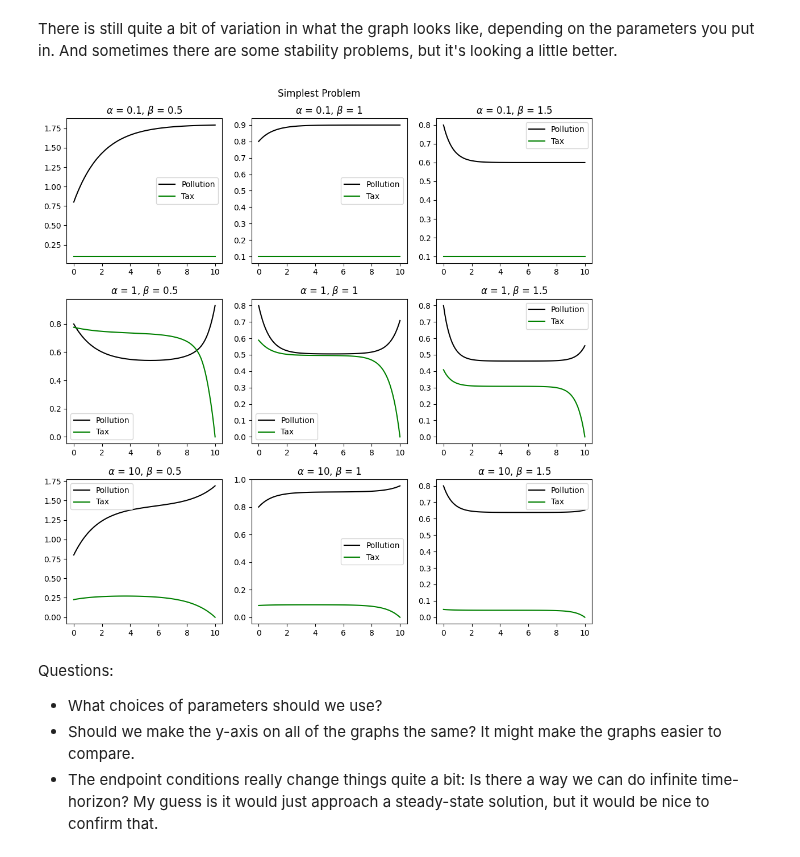
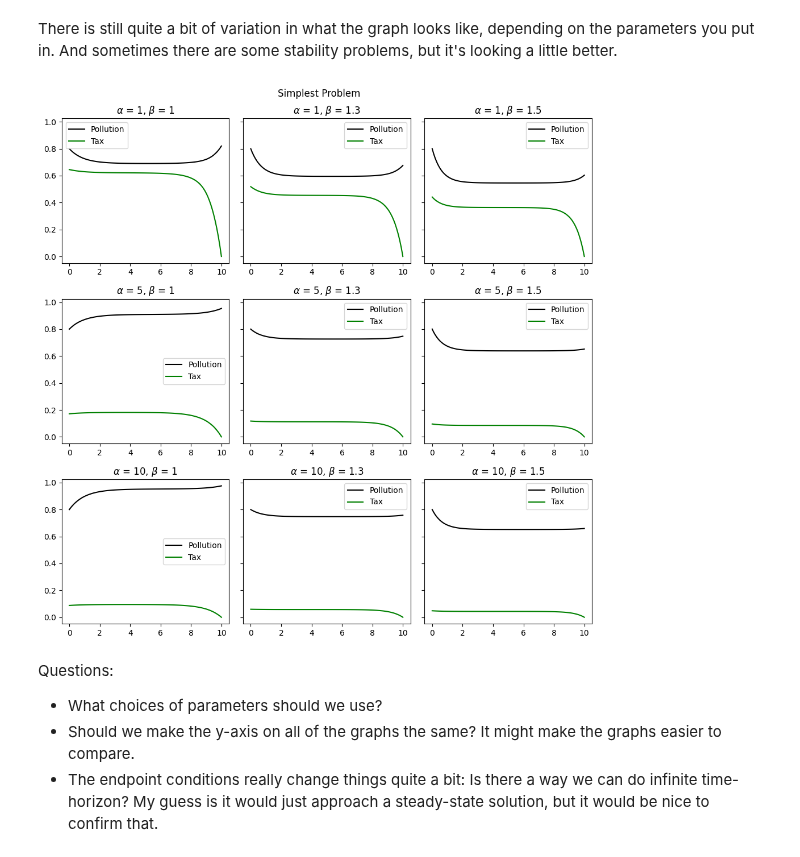
Before and after one commit to addmelo/ACME, a Jupyter notebook: Volume 4/MichaelExperiments.ipynb, the cells around one changed output. Cells and saved outputs as stored; diff of their text form; code cells hidden in the pictures.

```diff
--- a/Volume 4/MichaelExperiments.ipynb
+++ b/Volume 4/MichaelExperiments.ipynb
@@ -88,9 +88,11 @@ def PlotSimplestProblem(alpha, beta, n0, nf, t0, tf, ax=None):
             return -x[1] - 2*alpha*u - 10*(u**9) # You could make the coefficient on the second u arbitrarily large
         return root(implicitFormula, x0=np.ones_like(x[1])*0.1).x # This has some convergence issues
 
+    b,a = 2,1
+
     def ode(t,x):
         return np.array([
-            1 - u_func(x) - beta*x[0],
+            0.5*(b-a*u_func(x)) - beta*x[0],
             2*x[0] + beta*x[1]
             ])
     def bc(ya,yb):
@@ -102,19 +104,19 @@ def PlotSimplestProblem(alpha, beta, n0, nf, t0, tf, ax=None):
 # %% [markdown]
 There is still quite a bit of variation in what the graph looks like, depending on the parameters you put in. And sometimes there are some stability problems, but it's looking a little better.
 # %%
-fig, axs = plt.subplots(3,3,figsize=(10,10))
+fig, axs = plt.subplots(3,3,figsize=(10,10), sharey=True)
 
 i = 0
-for alph in [0.1, 1, 10]:
-    for beta in [0.5, 1, 1.5]:
+for alph in [1, 5, 10]:
+    for beta in [1, 1.3, 1.5]:
         PlotSimplestProblem(alpha=alph, beta=beta, n0=.8, nf=0.5, t0=0, tf=10, ax=axs.ravel()[i])
         i += 1
 
 plt.suptitle("Simplest Problem")
 plt.tight_layout()
 plt.show()
 # %% [output]
-[figure, old version]
+[figure, new version]
 # %% [markdown]
 Questions:
 - What choices of parameters should we use?
```
